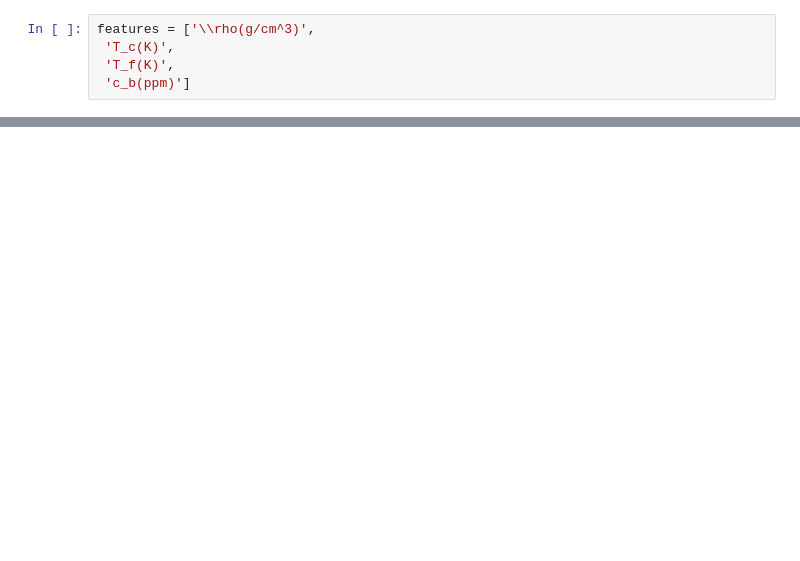
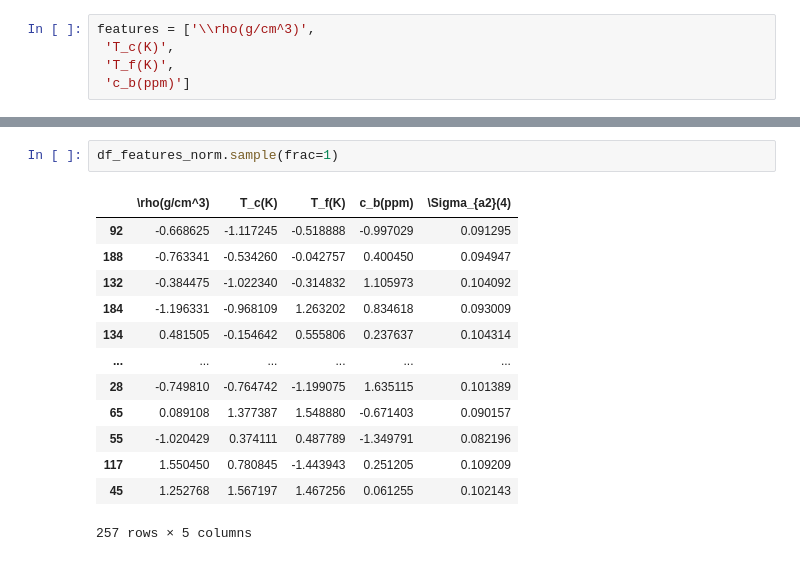
Before and after one commit to xxxyxxx16/portfolio_xxxyxxx, a Jupyter notebook: ML/Регрессия/Cross_sections/NN_S_a_2.ipynb, the cells around one changed output, grey strips where cells are left out. Saved outputs shown, nothing was run; the diff lists cells and outputs as text; blank space fills up the shorter version.

```diff
--- a/ML/Регрессия/Cross_sections/NN_S_a_2.ipynb
+++ b/ML/Регрессия/Cross_sections/NN_S_a_2.ipynb
@@ -1028,0 +59,16 @@ array([[0.09664799],
+# %%
+df_features_norm.sample(frac=1)
+# %% [output]
+|  | \rho(g/cm^3) | T_c(K) | T_f(K) | c_b(ppm) | \Sigma_{a2}(4) |
+| 92 | -0.668625 | -1.117245 | -0.518888 | -0.997029 | 0.091295 |
+| 188 | -0.763341 | -0.534260 | -0.042757 | 0.400450 | 0.094947 |
+| 132 | -0.384475 | -1.022340 | -0.314832 | 1.105973 | 0.104092 |
+| 184 | -1.196331 | -0.968109 | 1.263202 | 0.834618 | 0.093009 |
+| 134 | 0.481505 | -0.154642 | 0.555806 | 0.237637 | 0.104314 |
+| ... | ... | ... | ... | ... | ... |
+| 28 | -0.749810 | -0.764742 | -1.199075 | 1.635115 | 0.101389 |
+| 65 | 0.089108 | 1.377387 | 1.548880 | -0.671403 | 0.090157 |
+| 55 | -1.020429 | 0.374111 | 0.487789 | -1.349791 | 0.082196 |
+| 117 | 1.550450 | 0.780845 | -1.443943 | 0.251205 | 0.109209 |
+| 45 | 1.252768 | 1.567197 | 1.467256 | 0.061255 | 0.102143 |
+257 rows × 5 columns
```
Also changed, not shown: parts of 117 cells of this notebook, 2 other files.
